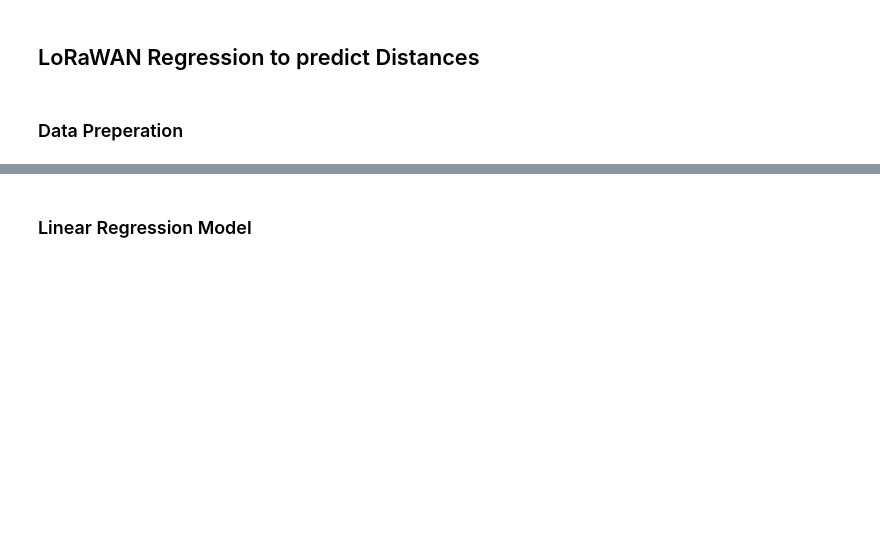
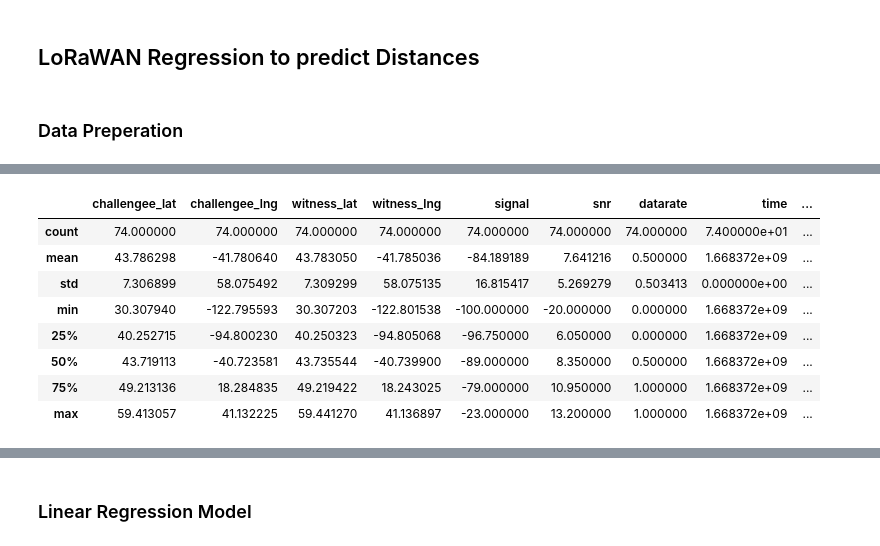
Before and after one commit to emergotechnologies/helium-positioning-model-engineering, a Jupyter notebook: notebooks/lorawan-rssi-experiment.ipynb, the cells around one changed output, grey strips where cells are left out. Drawn from its saved outputs; the diff is of its cells as text; code cells hidden in the pictures; blank space fills up the shorter version.

```diff
--- a/notebooks/lorawan-rssi-experiment.ipynb
+++ b/notebooks/lorawan-rssi-experiment.ipynb
@@ -80,2 +93,14 @@ data
+# %%
+data.describe()
+# %% [output]
+|  | challengee_lat | challengee_lng | witness_lat | witness_lng | signal | snr | datarate | time | ... |
+| count | 74.000000 | 74.000000 | 74.000000 | 74.000000 | 74.000000 | 74.000000 | 74.000000 | 7.400000e+01 | ... |
+| mean | 43.786298 | -41.780640 | 43.783050 | -41.785036 | -84.189189 | 7.641216 | 0.500000 | 1.668372e+09 | ... |
+| std | 7.306899 | 58.075492 | 7.309299 | 58.075135 | 16.815417 | 5.269279 | 0.503413 | 0.000000e+00 | ... |
+| min | 30.307940 | -122.795593 | 30.307203 | -122.801538 | -100.000000 | -20.000000 | 0.000000 | 1.668372e+09 | ... |
+| 25% | 40.252715 | -94.800230 | 40.250323 | -94.805068 | -96.750000 | 6.050000 | 0.000000 | 1.668372e+09 | ... |
+| 50% | 43.719113 | -40.723581 | 43.735544 | -40.739900 | -89.000000 | 8.350000 | 0.500000 | 1.668372e+09 | ... |
+| 75% | 49.213136 | 18.284835 | 49.219422 | 18.243025 | -79.000000 | 10.950000 | 1.000000 | 1.668372e+09 | ... |
+| max | 59.413057 | 41.132225 | 59.441270 | 41.136897 | -23.000000 | 13.200000 | 1.000000 | 1.668372e+09 | ... |
 # %%
 y = data["distance"]
```
Also changed, not shown: parts of 10 cells of this notebook.
